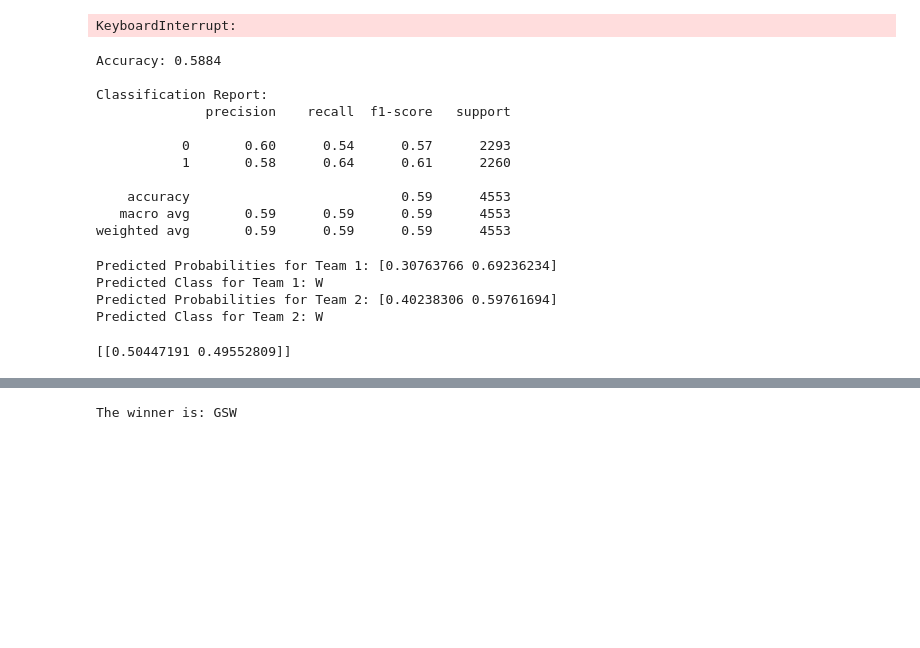
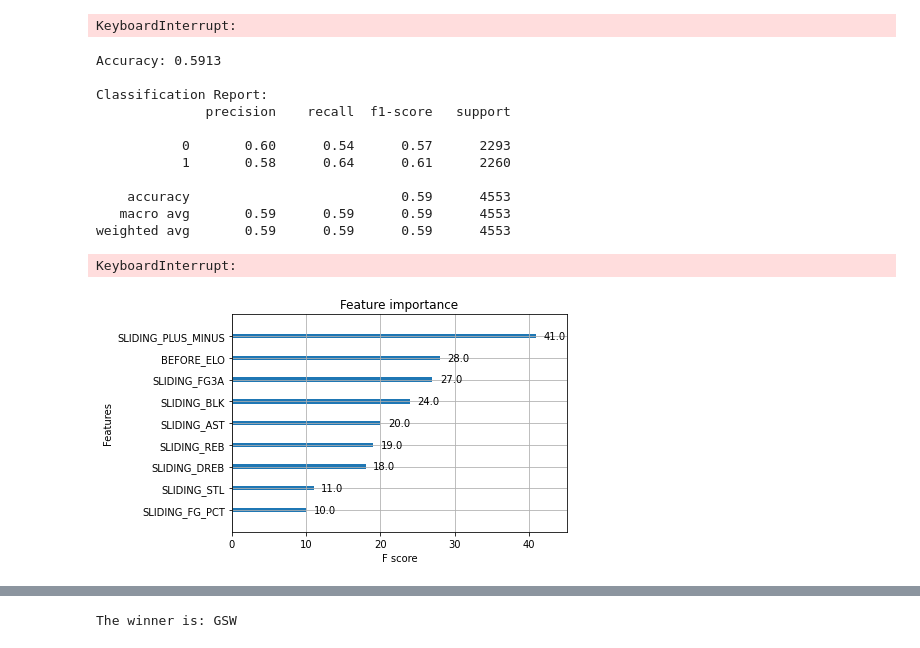
Before and after one commit to vvennela/thebooker, a Jupyter notebook: notebooks/ml_notebook.ipynb, the cells around one changed output, grey strips where cells are left out. Saved outputs shown, nothing was run; the diff lists cells and outputs as text; code cells hidden in the pictures; blank space fills up the shorter version.

Commit message:
implemented xgboost instead of rfc, started UI

```diff
--- a/notebooks/ml_notebook.ipynb
+++ b/notebooks/ml_notebook.ipynb
@@ -594,8 +594,8 @@ X_test = test_data[features]
 y_test = test_data[label]
 
 param_grid = {
-    'n_estimators': [50, 100, 150],
-    'max_depth': [None, 10, 20],
+    'n_estimators': [90, 110],
+    'max_depth': [None, 10],
     'min_samples_split': [2, 5, 10],
     'min_samples_leaf': [1, 2, 4]
 }
@@ -613,8 +613,11 @@ print(f"Accuracy: {accuracy:.4f}")
 
 print("\nClassification Report:")
 print(classification_report(y_test, y_pred_rf))
+
+best_params = grid_search.best_params_
+print("Best Hyperparameters:", best_params)
 # %% [output]
-Accuracy: 0.5884
+Accuracy: 0.5913
 
 Classification Report:
               precision    recall  f1-score   support
@@ -626,12 +629,73 @@ Classification Report:
    macro avg       0.59      0.59      0.59      4553
 weighted avg       0.59      0.59      0.59      4553
 # %%
+import pandas as pd
+from sklearn.model_selection import train_test_split, GridSearchCV
+from xgboost import XGBClassifier
+from sklearn.metrics import accuracy_score, classification_report
+from sklearn.preprocessing import LabelEncoder
+import numpy as np
+
+df = pd.read_csv("newGames.csv")
+df = df[df['WL'].isin(['W', 'L'])]
+
+features = ['BEFORE_ELO',  'SLIDING_FG_PCT','SLIDING_FG3A',
+            'SLIDING_DREB', 'SLIDING_REB', 'SLIDING_AST',
+            'SLIDING_STL', 'SLIDING_BLK', 'SLIDING_PLUS_MINUS']
+
+label = 'WL'
+le = LabelEncoder()
+df[label] = le.fit_transform(df[label])
+train_data, test_data = train_test_split(df, test_size=0.2, random_state=42)
+
+train_data, validation_data = train_test_split(train_data, test_size=0.25, random_state=42)
+
+X_train = train_data[features]
+y_train = train_data[label]
+
+X_validation = validation_data[features]
+y_validation = validation_data[label]
+
+X_test = test_data[features]
+y_test = test_data[label]
+
+param_grid = {
+    'n_estimators': np.arange(50, 155, 5),
+    'max_depth': np.arange(0, 20, 2),
+    'min_child_weight': np.arange(1, 11, 2),
+    'gamma': np.arange(0, 5, 0.2)
+}
+
+xgb = XGBClassifier(use_label_encoder=False, eval_metric='logloss')
+grid_search = GridSearchCV(estimator=xgb, param_grid=param_grid, cv=3, scoring='accuracy')
+grid_search.fit(X_train, y_train)
+
+best_xgb = grid_search.best_estimator_
+y_pred_xgb = best_xgb.predict(X_test)
+accuracy = accuracy_score(y_test, y_pred_xgb)
+print(f"Accuracy: {accuracy:.4f}")
+
+print("\nClassification Report:")
+print(classification_report(y_test, y_pred_xgb))
+print(grid_search.best_params_)
 # %% [output]
-Predicted Probabilities for Team 1: [0.30763766 0.69236234]
-Predicted Class for Team 1: W
-Predicted Probabilities for Team 2: [0.40238306 0.59761694]
-Predicted Class for Team 2: W
+KeyboardInterrupt:
 # %%
+from xgboost import plot_importance
+import matplotlib.pyplot as plt
+
+
+
+# Plot feature importance
+plot_importance(best_xgb)
+plt.show()
+
+
+
+
+#features = ['BEFORE_ELO',  'SLIDING_FG_PCT','SLIDING_FG3A',
+            #'SLIDING_DREB', 'SLIDING_REB', 'SLIDING_AST',
+            #'SLIDING_STL', 'SLIDING_BLK', 'SLIDING_PLUS_MINUS']
 # %% [output]
-[[0.50447191 0.49552809]]
+[figure, added]
 # %%
```
Also changed, not shown: parts of 7 cells of this notebook, 7 other files.
